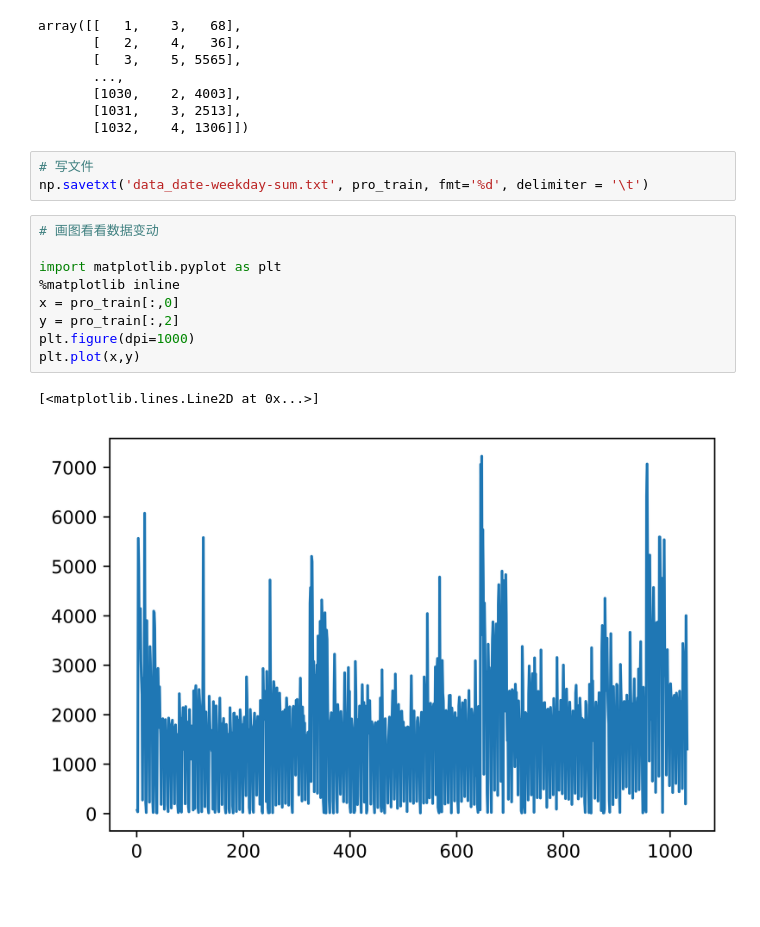
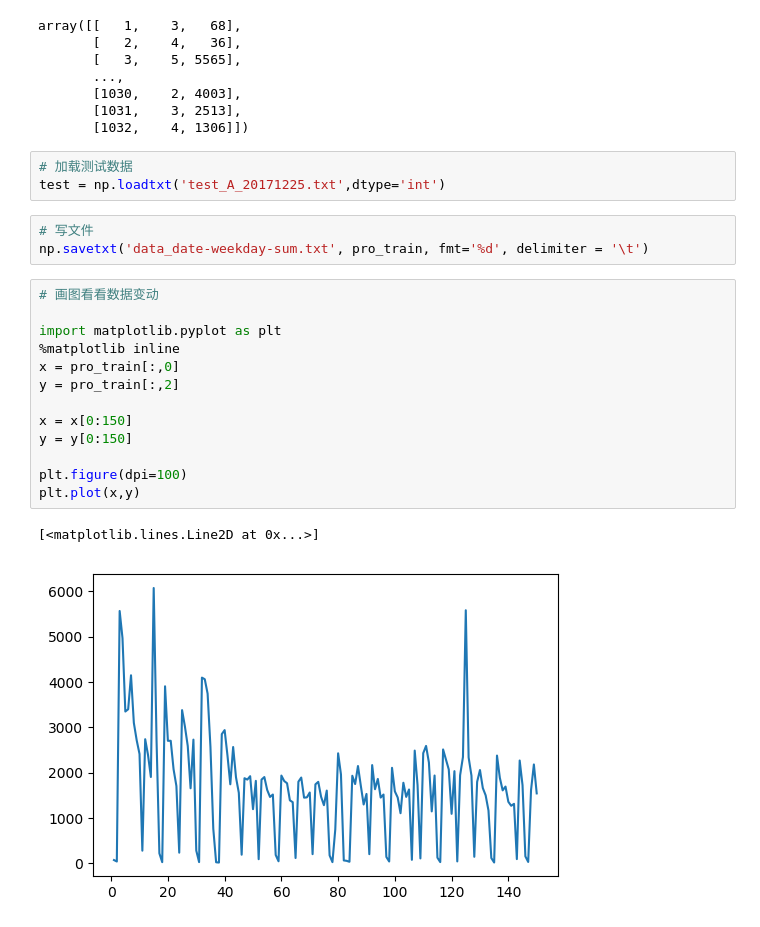
Before and after one commit to Gerhard-Zhang/tianchi-yancheng-shangpaishu, a Jupyter notebook: process_data.ipynb, the cells around one changed output. Cells and saved outputs as stored; diff of their text form.

```diff
--- a/process_data.ipynb
+++ b/process_data.ipynb
@@ -108,18 +108,25 @@ array([[   1,    3,   68],
        [1030,    2, 4003],
        [1031,    3, 2513],
        [1032,    4, 1306]])
+# %%
+# 加载测试数据
+test = np.loadtxt('test_A_20171225.txt',dtype='int')
 # %%
 # 写文件
 np.savetxt('data_date-weekday-sum.txt', pro_train, fmt='%d', delimiter = '\t')
 # %%
 # 画图看看数据变动
 
 import matplotlib.pyplot as plt
 %matplotlib inline
 x = pro_train[:,0]
 y = pro_train[:,2]
-plt.figure(dpi=1000)
+
+x = x[0:150]
+y = y[0:150]
+
+plt.figure(dpi=100)
 plt.plot(x,y)
 # %% [output]
 [<matplotlib.lines.Line2D at 0x...>]
-[figure, old version]
+[figure, new version]
```
Also changed, not shown: parts of 2 cells of this notebook.
